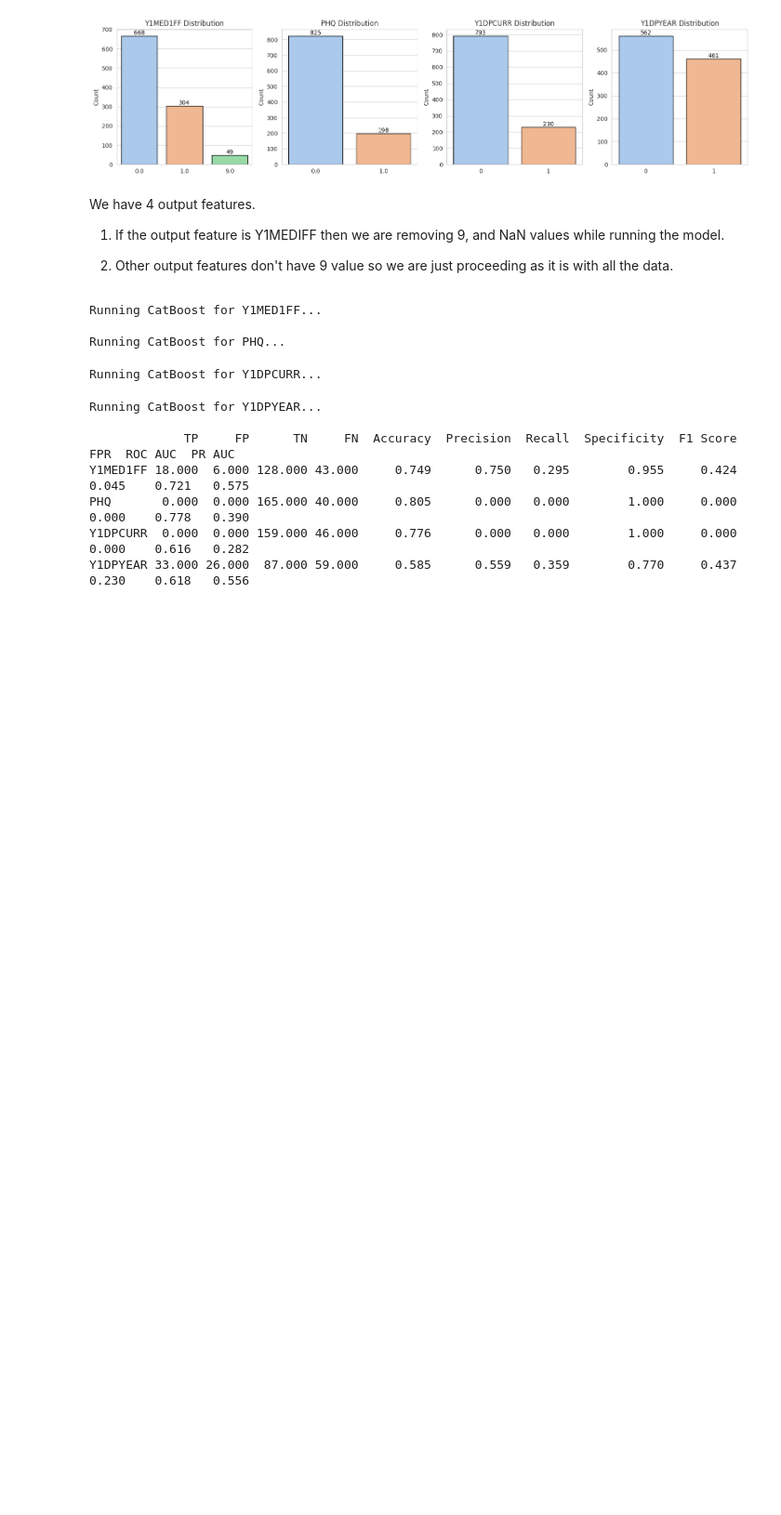
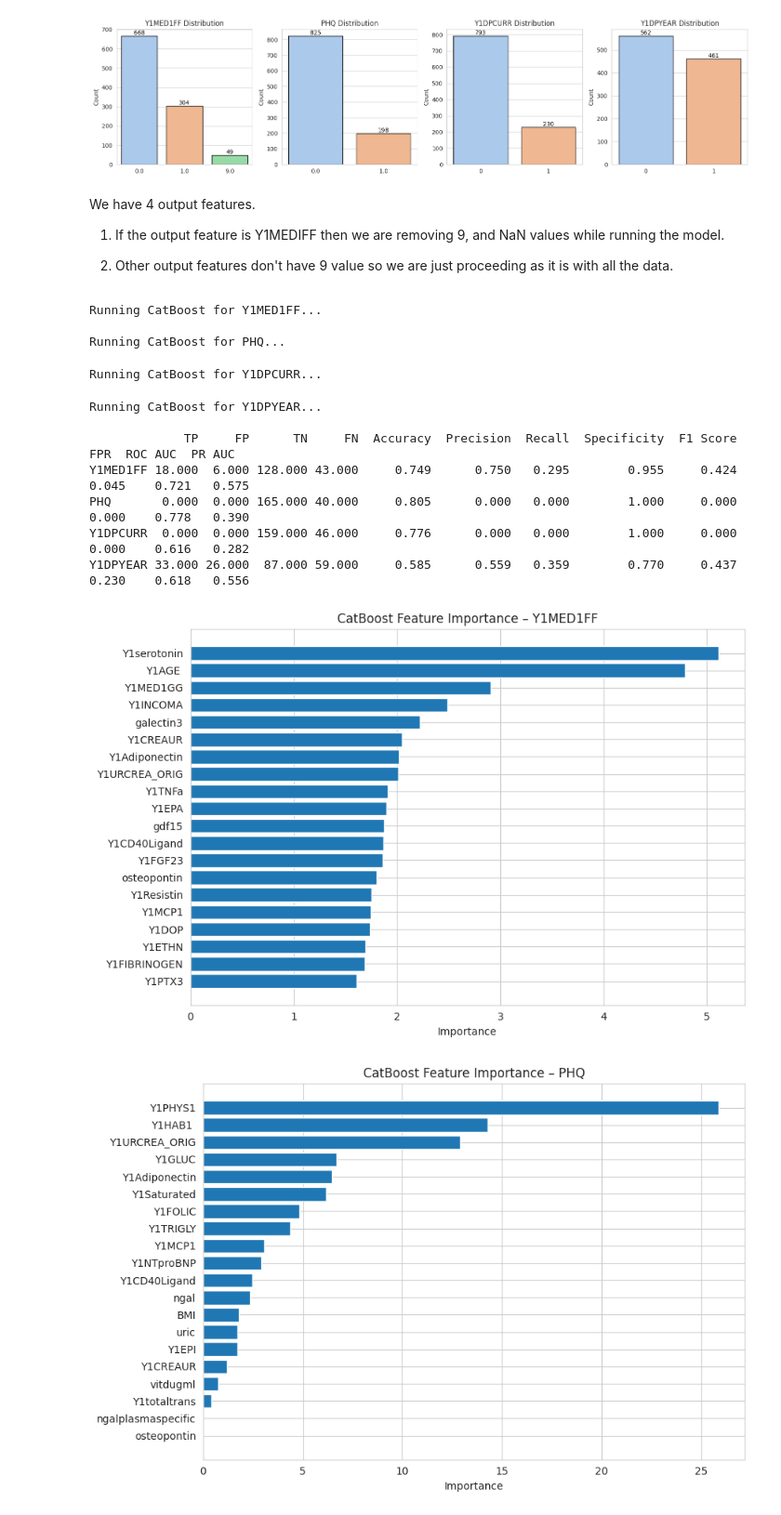
Before and after one commit to harpreet2803/Studying_Depression_Using_Heart-Soul, a Jupyter notebook: Model_Building.ipynb, the cells around one changed output. Shown at 93% size. Drawn from its saved outputs; the diff is of its cells as text; code cells hidden in the pictures; blank space fills up the shorter version.

```diff
--- a/Model_Building.ipynb
+++ b/Model_Building.ipynb
@@ -148,6 +146,7 @@ targets = ['Y1MED1FF', 'PHQ', 'Y1DPCURR', 'Y1DPYEAR']
 
 # Dictionary to store results
 catboost_results = {}
+catboost_models = {}
 
 for target in targets:
     print(f"Running CatBoost for {target}...\n")
@@ -189,6 +188,7 @@ for target in targets:
 
     # Fit model
     model.fit(X_train, y_train, eval_set=(X_test, y_test))
+    catboost_models[target] = model
 
     # Predictions
     y_pred = model.predict(X_test)
@@ -237,3 +237,24 @@ Y1MED1FF 18.000  6.000 128.000 43.000     0.749      0.750   0.295        0.955
 PHQ       0.000  0.000 165.000 40.000     0.805      0.000   0.000        1.000     0.000 0.000    0.778   0.390
 Y1DPCURR  0.000  0.000 159.000 46.000     0.776      0.000   0.000        1.000     0.000 0.000    0.616   0.282
 Y1DPYEAR 33.000 26.000  87.000 59.000     0.585      0.559   0.359        0.770     0.437 0.230    0.618   0.556
+# %%
+for target, model in catboost_models.items():
+
+    importances = model.get_feature_importance(type='PredictionValuesChange')
+    features = model.feature_names_
+
+    fi_df = (
+        pd.DataFrame({'Feature': features, 'Importance': importances})
+        .sort_values(by='Importance', ascending=False)
+        .head(20)
+    )
+
+    plt.figure(figsize=(9,6))
+    plt.barh(fi_df['Feature'][::-1], fi_df['Importance'][::-1])
+    plt.xlabel('Importance')
+    plt.title(f'CatBoost Feature Importance – {target}')
+    plt.tight_layout()
+    plt.show()
+# %% [output]
+[figure, added]
+[figure, added]
```
Also changed, not shown: parts of 2 cells of this notebook.
